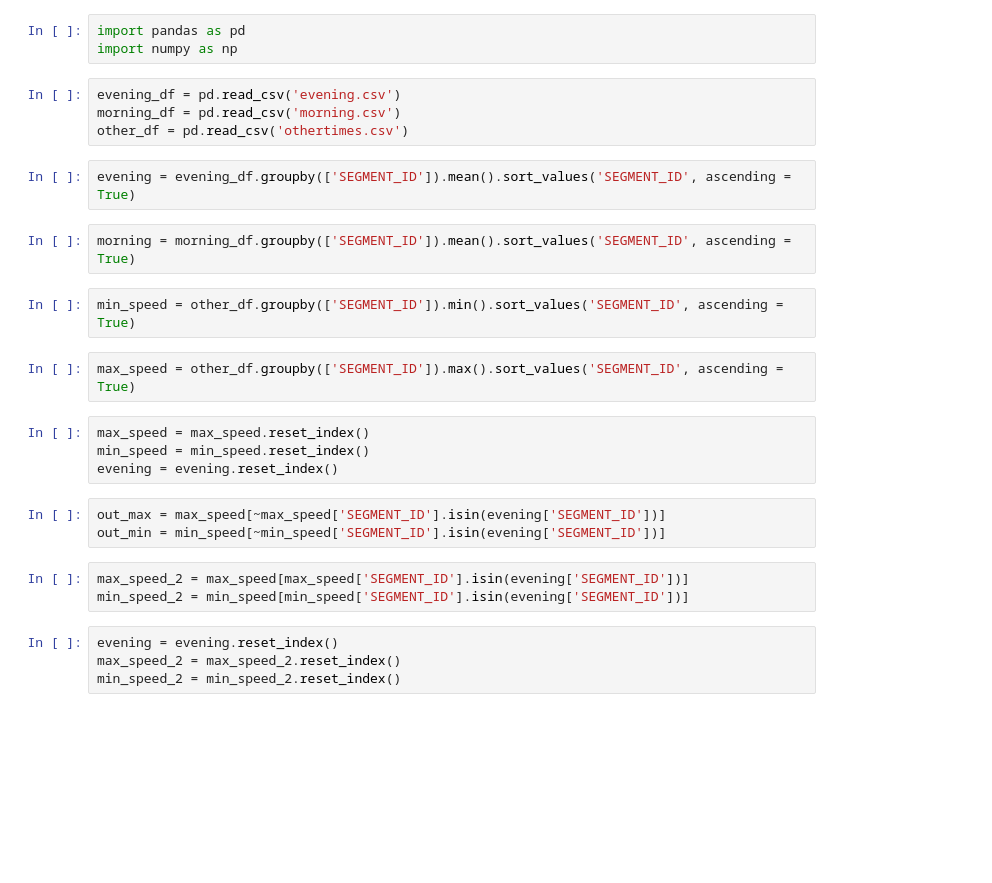
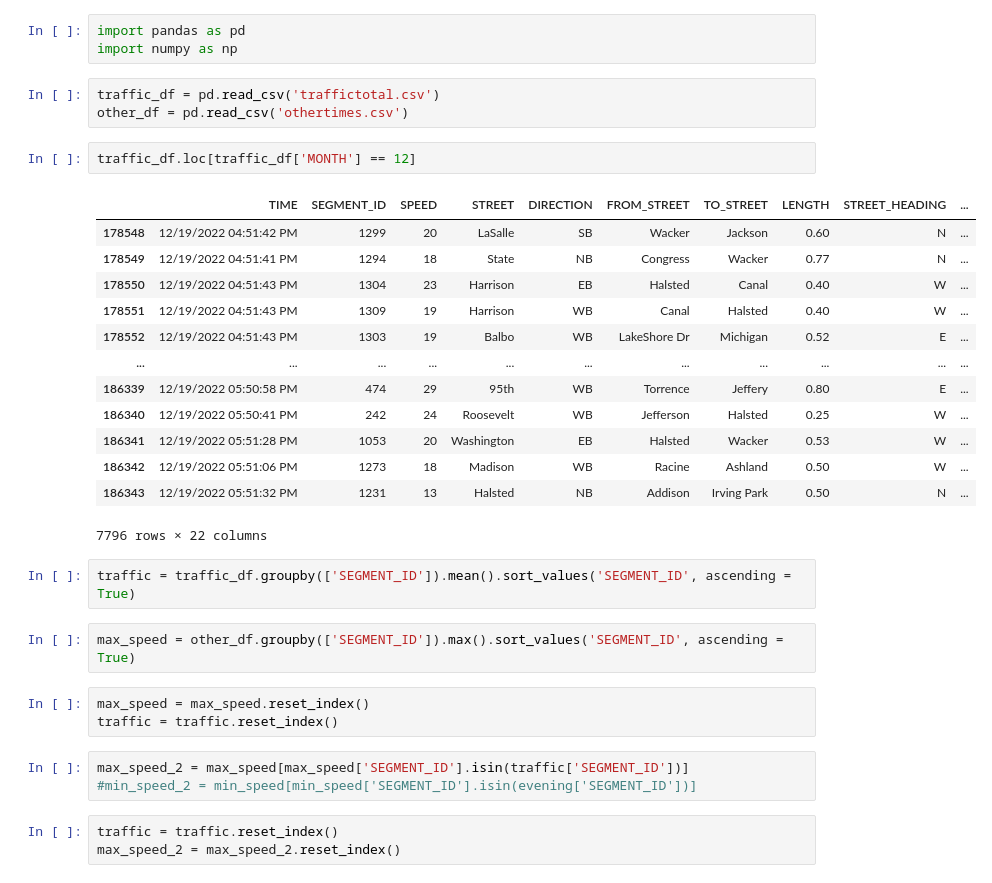
Before and after one commit to gkim23/MTFCTraffic, a Jupyter notebook: MTFC data.ipynb, the cells around one changed output. Cells and saved outputs as stored; diff of their text form; blank space fills up the shorter version.

```diff
--- a/MTFC data.ipynb
+++ b/MTFC data.ipynb
@@ -2,28 +2,34 @@
 import pandas as pd
 import numpy as np
 # %%
-evening_df = pd.read_csv('evening.csv')
-morning_df = pd.read_csv('morning.csv')
+traffic_df = pd.read_csv('traffictotal.csv')
 other_df = pd.read_csv('othertimes.csv')
+# %%
+traffic_df.loc[traffic_df['MONTH'] == 12]
+# %% [output]
+|  | TIME | SEGMENT_ID | SPEED | STREET | DIRECTION | FROM_STREET | TO_STREET | LENGTH | STREET_HEADING | ... |
+| 178548 | 12/19/2022 04:51:42 PM | 1299 | 20 | LaSalle | SB | Wacker | Jackson | 0.60 | N | ... |
+| 178549 | 12/19/2022 04:51:41 PM | 1294 | 18 | State | NB | Congress | Wacker | 0.77 | N | ... |
+| 178550 | 12/19/2022 04:51:43 PM | 1304 | 23 | Harrison | EB | Halsted | Canal | 0.40 | W | ... |
+| 178551 | 12/19/2022 04:51:43 PM | 1309 | 19 | Harrison | WB | Canal | Halsted | 0.40 | W | ... |
+| 178552 | 12/19/2022 04:51:43 PM | 1303 | 19 | Balbo | WB | LakeShore Dr | Michigan | 0.52 | E | ... |
+| ... | ... | ... | ... | ... | ... | ... | ... | ... | ... | ... |
+| 186339 | 12/19/2022 05:50:58 PM | 474 | 29 | 95th | WB | Torrence | Jeffery | 0.80 | E | ... |
+| 186340 | 12/19/2022 05:50:41 PM | 242 | 24 | Roosevelt | WB | Jefferson | Halsted | 0.25 | W | ... |
+| 186341 | 12/19/2022 05:51:28 PM | 1053 | 20 | Washington | EB | Halsted | Wacker | 0.53 | W | ... |
+| 186342 | 12/19/2022 05:51:06 PM | 1273 | 18 | Madison | WB | Racine | Ashland | 0.50 | W | ... |
+| 186343 | 12/19/2022 05:51:32 PM | 1231 | 13 | Halsted | NB | Addison | Irving Park | 0.50 | N | ... |
+7796 rows × 22 columns
 # %%
-evening = evening_df.groupby(['SEGMENT_ID']).mean().sort_values('SEGMENT_ID', ascending = True)
+traffic = traffic_df.groupby(['SEGMENT_ID']).mean().sort_values('SEGMENT_ID', ascending = True)
-# %%
-morning = morning_df.groupby(['SEGMENT_ID']).mean().sort_values('SEGMENT_ID', ascending = True)
-# %%
-min_speed = other_df.groupby(['SEGMENT_ID']).min().sort_values('SEGMENT_ID', ascending = True)
 # %%
 max_speed = other_df.groupby(['SEGMENT_ID']).max().sort_values('SEGMENT_ID', ascending = True)
 # %%
 max_speed = max_speed.reset_index()
-min_speed = min_speed.reset_index()
-evening = evening.reset_index()
+traffic = traffic.reset_index()
 # %%
-out_max = max_speed[~max_speed['SEGMENT_ID'].isin(evening['SEGMENT_ID'])]
-out_min = min_speed[~min_speed['SEGMENT_ID'].isin(evening['SEGMENT_ID'])]
+max_speed_2 = max_speed[max_speed['SEGMENT_ID'].isin(traffic['SEGMENT_ID'])]
+#min_speed_2 = min_speed[min_speed['SEGMENT_ID'].isin(evening['SEGMENT_ID'])]
-# %%
-max_speed_2 = max_speed[max_speed['SEGMENT_ID'].isin(evening['SEGMENT_ID'])]
-min_speed_2 = min_speed[min_speed['SEGMENT_ID'].isin(evening['SEGMENT_ID'])]
 # %%
-evening = evening.reset_index()
+traffic = traffic.reset_index()
 max_speed_2 = max_speed_2.reset_index()
-min_speed_2 = min_speed_2.reset_index()
```
Also changed, not shown: parts of 28 cells of this notebook, 5 other files.
